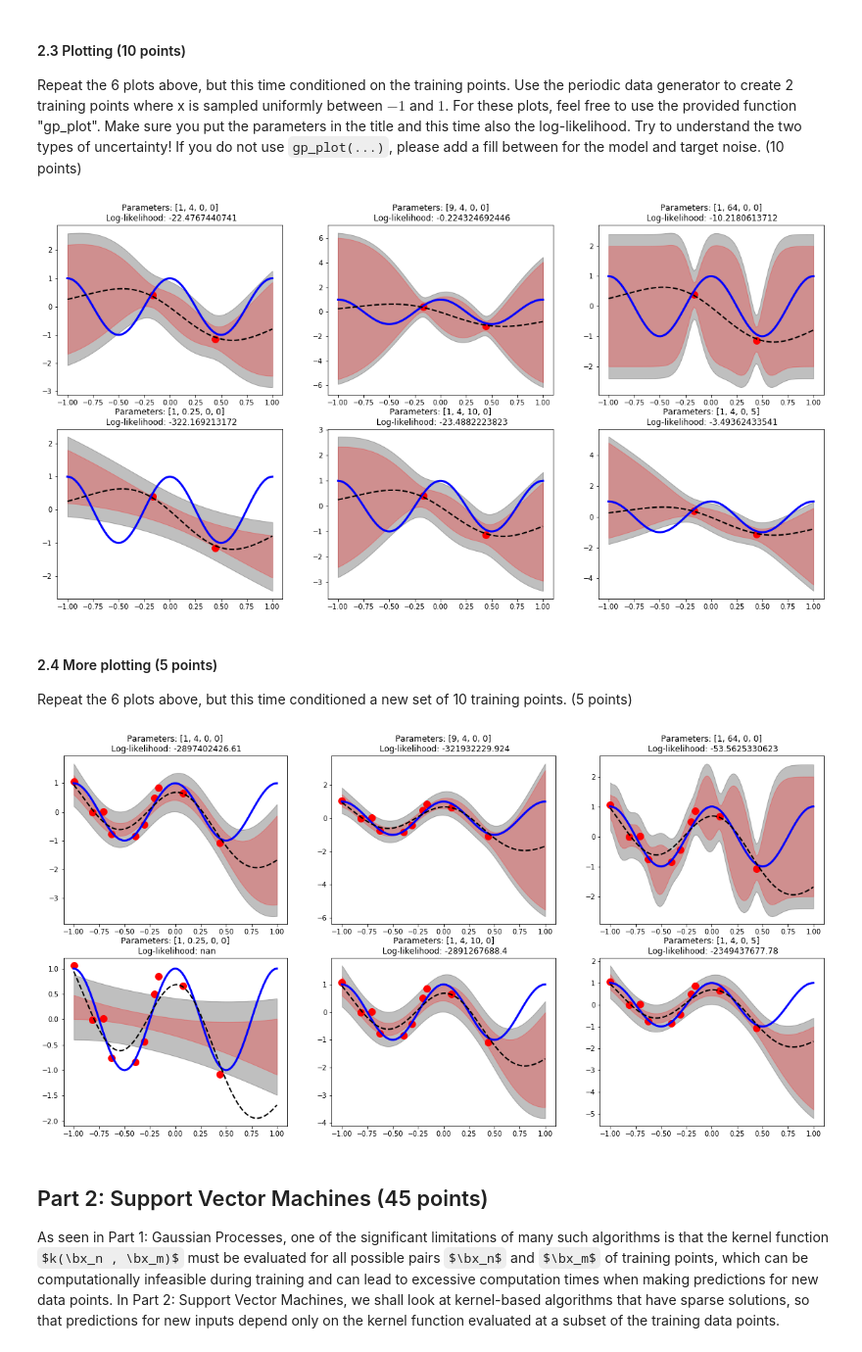
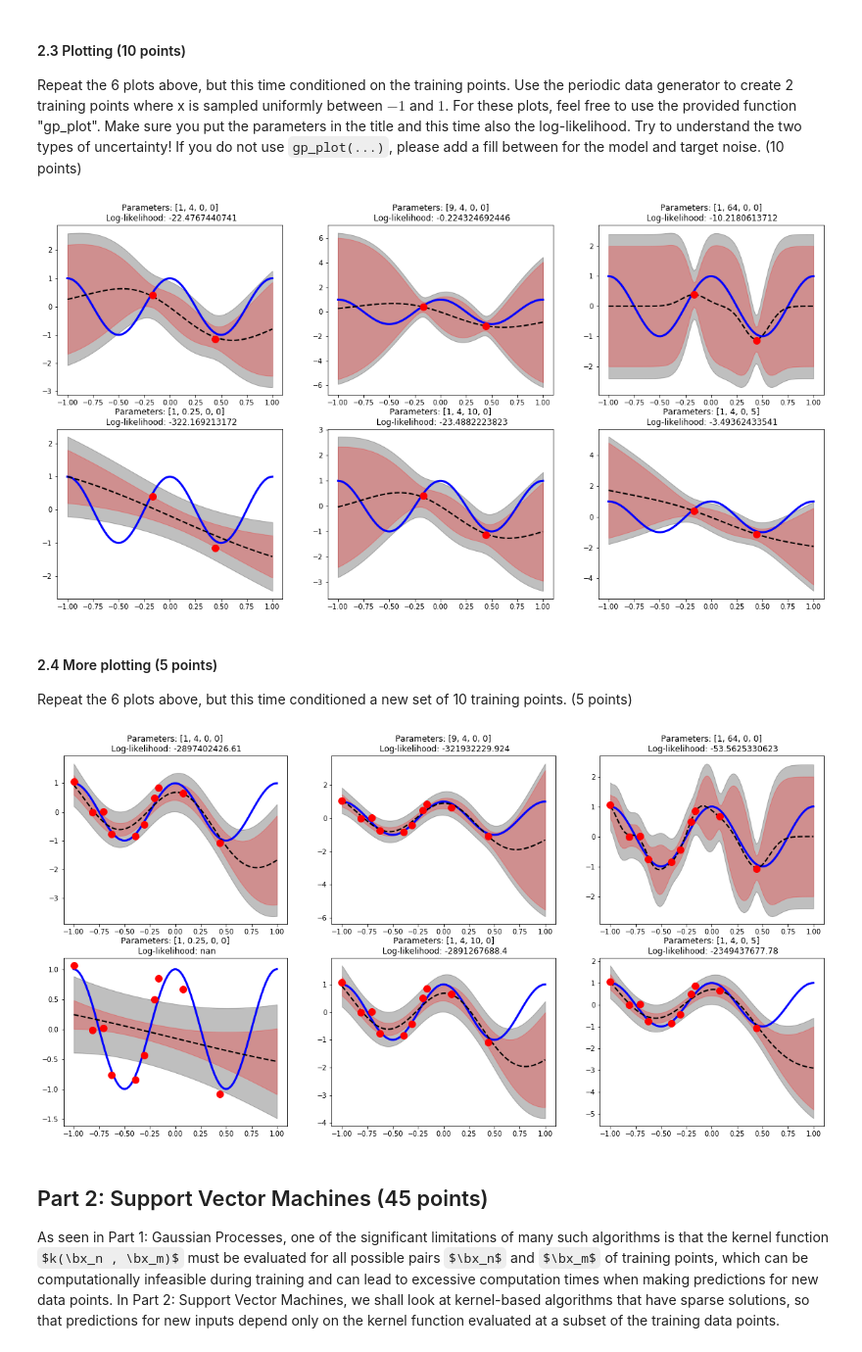
Before and after one commit to jorism1993/ML-lab1, a Jupyter notebook: lab3.ipynb, the cells around one changed output. Shown at 98% size. Drawn from its saved outputs; the diff is of its cells as text; code cells hidden in the pictures; some formulas as TeX source.

```diff
--- a/lab3.ipynb
+++ b/lab3.ipynb
@@ -160,7 +160,7 @@ def gp_predictive_distribution(x_train, t_train, x_test, theta, beta, C=None):
     k = computeK(x_train, x_test, theta)
 
     # Compute c, a scalar that represents a kernel evaluation at a test input.
-    c = computeK(x_test, x_test, theta) + 1/beta
+    c = computeK(x_test, x_test, theta) + (1/beta * np.identity(len(x_test)))
 
     mean_test = k.T @ np.linalg.inv(C) @ t_train
     var_test = c - k.T @ np.linalg.inv(C) @ k
@@ -256,53 +253,40 @@ def plot_2_3(thetas, training_points):
     np.random.seed(1)
     sigma = 0.2
     beta  = 1.0 / pow(sigma, 2)
 
     # Generate the datapoints
     x_train = np.random.uniform(-1, 1, training_points)
     t_train = generate_t(x_train, sigma)
 
     # Generate the dataset
     x_test = np.linspace(-1, 1, 100)
     y_test = true_mean_function(x_test)
     lp, C, invC = gp_log_likelihood(x_train, t_train, thetas[0], beta)
 
     # Generate the titles
     titles = [""] * len(thetas)
     for i in range(len(thetas)):
         lp = gp_log_likelihood(x_train, t_train, thetas[i], beta)[0]
         titles[i] = "Parameters: " + str(thetas[i]) + "\n Log-likelihood: %s" % lp
 
-    # Generate the means, variances and standard deviations
-    mean_test = [gp_predictive_distribution(x_train, t_train, x_test, thetas[i], beta, C=None)[0] for i in range(len(thetas))]
-    all_varcs = [gp_predictive_distribution(x_train, t_train, x_test, thetas[i], beta, C=None)[1] for i in range(len(thetas))]
-    std_total = [np.sqrt(np.diag(all_varcs[i])) for i in range(len(all_varcs))]
-    std_model = [np.sqrt(std_total[i]**2 - 1.0/beta) for i in range(len(std_total))]
-    std_combo = [std_model[i] + np.sqrt(1.0/beta) for i in range(len(std_model))]
-
-    # Plot one by one:
-    c = 0
-    f, axarr = plt.subplots(2,3)
-    for i in range(2):
-        for j in range(3):
-            axarr[i,j].set_title(titles[c])
-            axarr[i,j].plot(x_train, t_train, 'ro', ms=10)
-            axarr[i,j].plot(x_test, y_test, 'b', lw=3)
-            axarr[i,j].plot(x_test, mean_test[0], 'k--', lw=2)
-            axarr[i,j].fill_between(x_test, mean_test[c]+2*std_combo[c],mean_test[c]-2*std_combo[c], color='k', alpha=0.25)
-            axarr[i,j].fill_between(x_test, mean_test[c]+2*std_model[c],mean_test[c]-2*std_model[c], color='r', alpha=0.25)
-            c += 1
+    # Plot all graphs:
+    for i, theta in enumerate(thetas):
+        plt.subplot(2, 3, i + 1).title.set_text(titles[i])
+        mean = gp_predictive_distribution(x_train, t_train, x_test, theta, beta)[0]
+        varc = gp_predictive_distribution(x_train, t_train, x_test, theta, beta)[1]
+        gp_plot( x_test, y_test, mean, varc, x_train, t_train, theta, beta)
 
     return
 
 plot_2_3([[1,4,0,0],
           [9,4,0,0],
           [1,64,0,0],
           [1,0.25,0,0],
           [1,4,10,0],
           [1,4,0,5]
          ], 2)
 # %% [output]
-[figure, old version]
+[figure, new version]
 # %% [markdown]
 #### 2.4 More plotting (5 points)
 Repeat the 6 plots above, but this time conditioned a new set of 10 training points. (5 points)
@@ -315,7 +299,7 @@ plot_2_3([[1,4,0,0],
           [1,4,0,5]
          ], 10)
 # %% [output]
-[figure, old version]
+[figure, new version]
 # %% [markdown]
 ## Part 2: Support Vector Machines (45 points)
 As seen in Part 1: Gaussian Processes, one of the significant limitations of many such algorithms is that the kernel function $k(\bx_n , \bx_m)$ must be evaluated for all possible pairs $\bx_n$ and $\bx_m$ of training points, which can be computationally infeasible during training and can lead to excessive computation times when making predictions for new data points.
```
Also changed, not shown: parts of 2 cells of this notebook.
